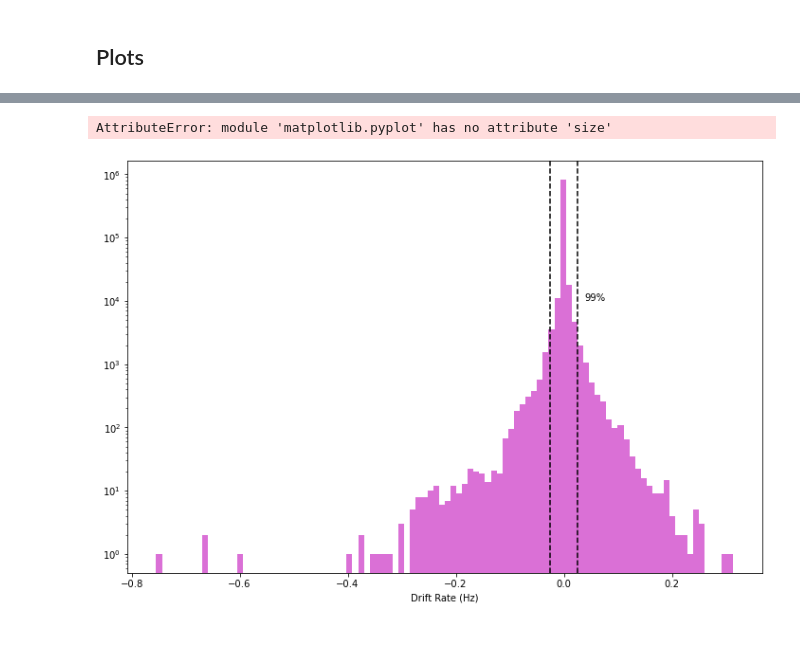
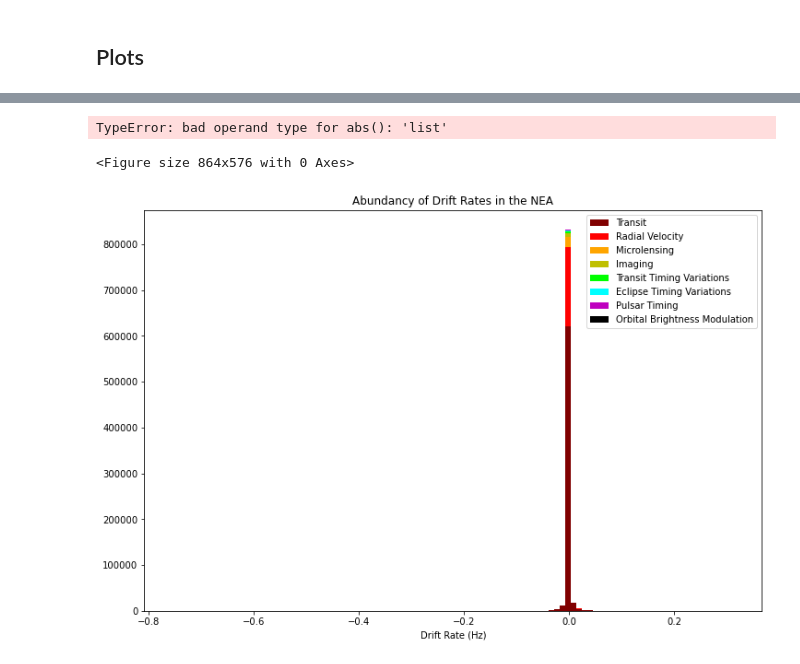
Before and after one commit to bricktoast/Test-Drift-Rates, a Jupyter notebook: Drift_Rates_NEA.ipynb, the cells around one changed output, grey strips where cells are left out. Cells and saved outputs as stored; diff of their text form; code cells hidden in the pictures; blank space fills up the shorter version.

```diff
--- a/Drift_Rates_NEA.ipynb
+++ b/Drift_Rates_NEA.ipynb
@@ -224,3 +205,6 @@ for index, row in df.iterrows():
+# %%
+drift_rates_df = pd.read_csv('drift_rates.csv')
+#The data frame can be sorted for color coding histograms later
 # %% [markdown]
 ## Plotting Tools
 
@@ -232,3 +216,18 @@ def percentage_of_central_values(percent, list_):
     number_of_entries = round(len(list_) * percent/100)
     central_values = sorted_list[0:number_of_entries]
     return central_values
+# %%
+def sort_by_disc_method(df):
+    #I will use this function to create separate the planets by discovery method into a dictionary
+    methods = df['discoverymethod'].value_counts()[:8].index.tolist()
+    method_planets = {}
+    for method in methods:
+        lst = []
+        for index, row in df.iterrows():
+            if row['discoverymethod'] == method:
+                lst.append(row['pl_name'])
+        method_planets.update({method: lst})
+    w = csv.writer(open("method_planets.csv", "w"))
+    for key, val in method_planets.items():
+        w.writerow([key, val])
+    return method_planets
@@ -235,3 +236,18 @@ def percentage_of_central_values(percent, list_):
+# %%
+def cat_drift_rates(dct, df):
+    #This function will take categorized planets and return their drift rates in a nested list for plotting
+    drift_rates = []
+    for key in dct.keys():
+        lst = []
+        for val in dct[key]:
+            for col in df:
+                if col == val:
+                    for row in df[col]:
+                        lst.append(row)
+        drift_rates.append(lst)
+    return drift_rates
+# %%
+sorted_by_disc_method_dr = cat_drift_rates(sort_by_disc_method(df), drift_rates_df)
 # %% [markdown]
 ## Plots
 # %%
@@ -259,9 +278,22 @@ plt.axvline(x = -limit_log, color = 'k', linestyle = 'dashed')
 plt.text(1.5*limit_log, 10**4, '99%')
 plt.xlabel('Drift Rate (Hz)')
 plt.yscale('log')
-plt.size([12,8])
 plt.savefig('log_histogram.png')
+plt.title('Abundancy of Drift Rates in the NEA')
 plt.show()
 # %% [output]
-AttributeError: module 'matplotlib.pyplot' has no attribute 'size'
+TypeError: bad operand type for abs(): 'list'
-[figure, removed]
+<Figure size 864x576 with 0 Axes>
+# %%
+#Linearly Scaled Histogram by Discovery Method
+plt.figure(figsize = [12,8])
+labels = df['discoverymethod'].value_counts()[:8].index.tolist()
+plt.hist(sorted_by_disc_method_dr, bins = 1000, color = ['maroon', 'red','orange', 'y', 'lime', 'cyan', 'm', 'k'],  stacked = True)
+plt.xlabel('Drift Rate (Hz)')
+plt.yscale('linear')
+plt.legend(labels)
+plt.title('Abundancy of Drift Rates in the NEA')
+plt.savefig('linear_disc_method_histogram.png')
+plt.show()
+# %% [output]
+[figure, added]
```
Also changed, not shown: parts of 6 cells of this notebook.
